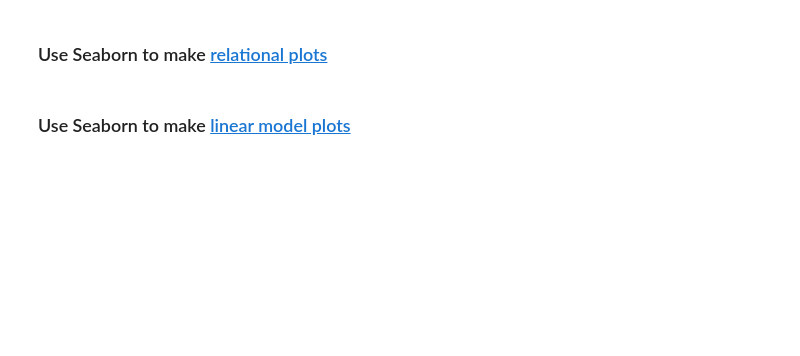
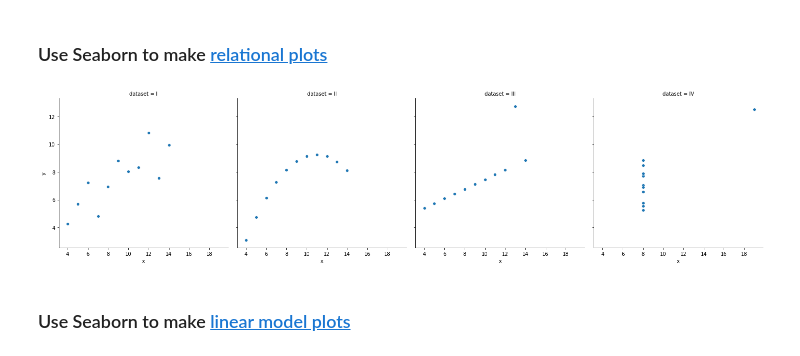
Before and after one commit to bloominstituteoftechnology/DS-Sprint-02-Storytelling-With-Data, a Jupyter notebook: module2-choose-appropriate-visualizations/LS_DS_122_Choose_appropriate_visualizations.ipynb, the cells around one changed output. Saved outputs shown, nothing was run; the diff lists cells and outputs as text; code cells hidden in the pictures; blank space fills up the shorter version.

```diff
--- a/module2-choose-appropriate-visualizations/LS_DS_122_Choose_appropriate_visualizations.ipynb
+++ b/module2-choose-appropriate-visualizations/LS_DS_122_Choose_appropriate_visualizations.ipynb
@@ -82,4 +195,10 @@ df = sns.load_dataset('anscombe')
 # %% [markdown]
 ### Use Seaborn to make [relational plots](http://seaborn.pydata.org/generated/seaborn.relplot.html)
+# %%
+import seaborn as sns
+
+sns.relplot('x', 'y', col='dataset', data=df);
+# %% [output]
+[figure, added]
 # %% [markdown]
 ### Use Seaborn to make [linear model plots](http://seaborn.pydata.org/generated/seaborn.lmplot.html)
```
Also changed, not shown: parts of 28 cells of this notebook, 1 other file.
